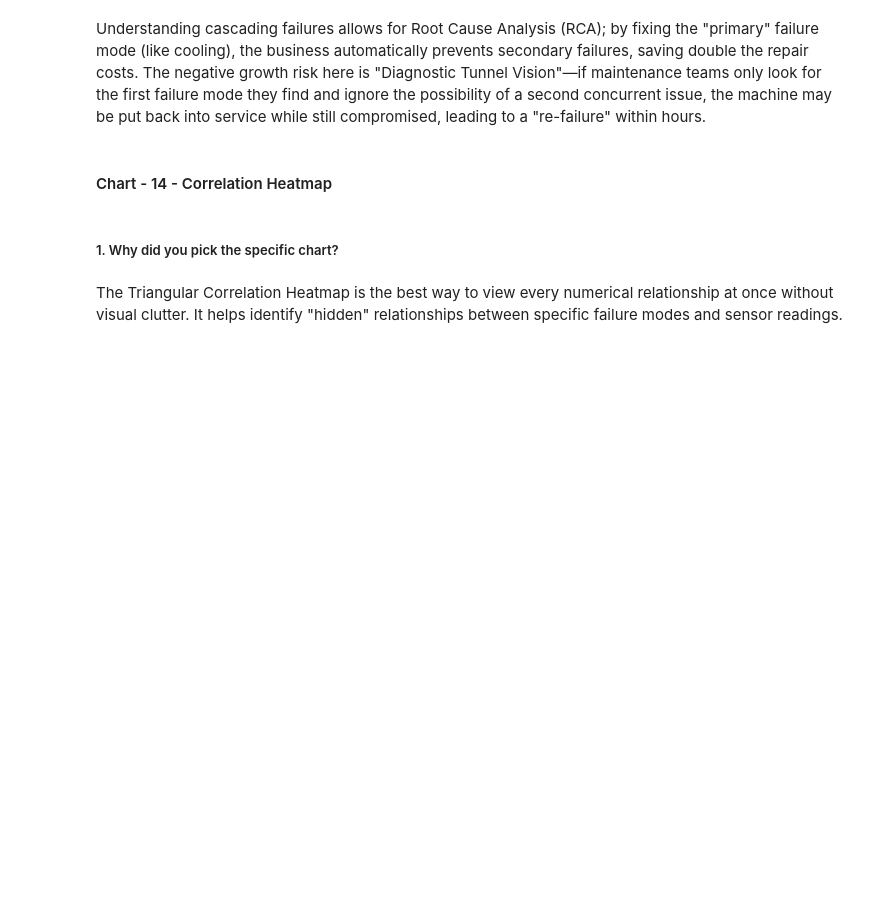
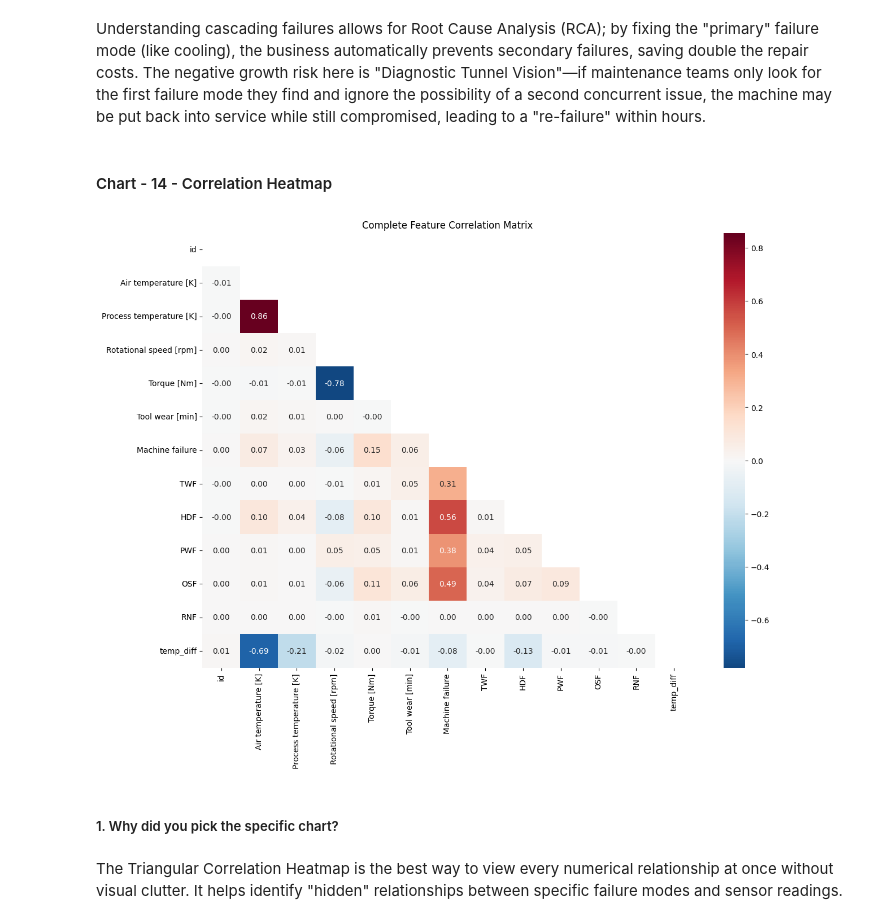
Before and after one commit to Nikkkhhill97/Tata_Steel_Machine_Failure_Prediction, a Jupyter notebook: Tata_Steel_Machine_Failure_Prediction.ipynb, the cells around one changed output. Saved outputs shown, nothing was run; the diff lists cells and outputs as text; code cells hidden in the pictures; blank space fills up the shorter version.

```diff
--- a/Tata_Steel_Machine_Failure_Prediction.ipynb
+++ b/Tata_Steel_Machine_Failure_Prediction.ipynb
@@ -1043,11 +1074,25 @@ Understanding cascading failures allows for Root Cause Analysis (RCA); by fixing
 # %%
 # CHART 14: CORRELATION HEATMAP (ALL NUMERIC)
 
+import numpy as np
+import seaborn as sns
+import matplotlib.pyplot as plt
+
 plt.figure(figsize=(14, 10))
-mask = np.triu(np.ones_like(df_train.corr(), dtype=bool))
-sns.heatmap(df_train.corr(), mask=mask, annot=True, fmt='.2f', cmap='RdBu_r', center=0)
+
+# The Fix: Added numeric_only=True inside .corr()
+corr_matrix = df_train.corr(numeric_only=True)
+
+# Generate the mask for the upper triangle
+mask = np.triu(np.ones_like(corr_matrix, dtype=bool))
+
+# Plotting the heatmap
+sns.heatmap(corr_matrix, mask=mask, annot=True, fmt='.2f', cmap='RdBu_r', center=0)
+
 plt.title('Complete Feature Correlation Matrix')
 plt.show()
+# %% [output]
+[figure, added]
 # %% [markdown]
 ##### 1. Why did you pick the specific chart?
 # %% [markdown]
```
Also changed, not shown: parts of 120 cells of this notebook.
